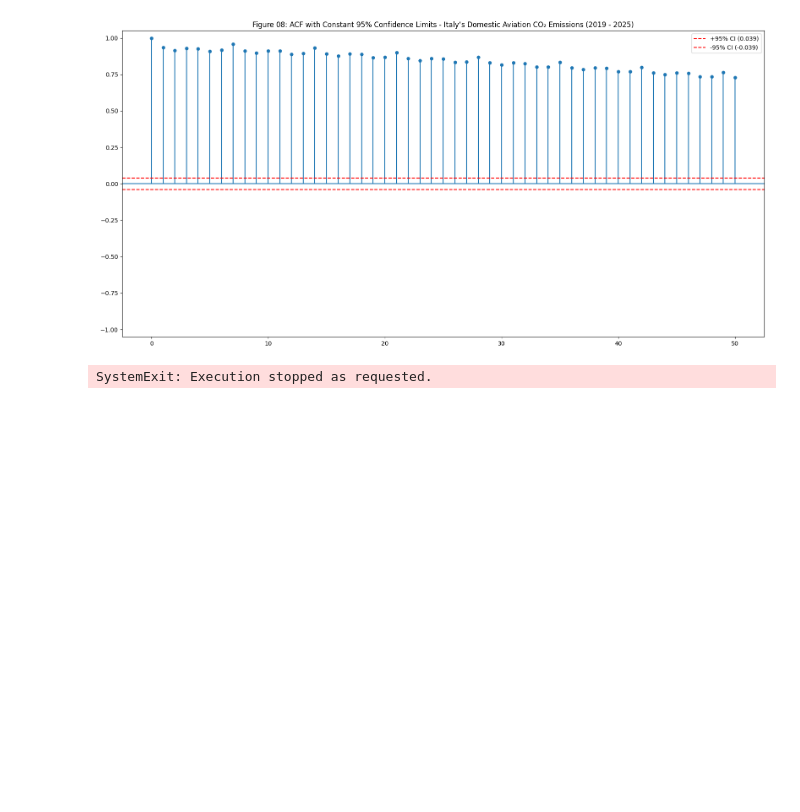
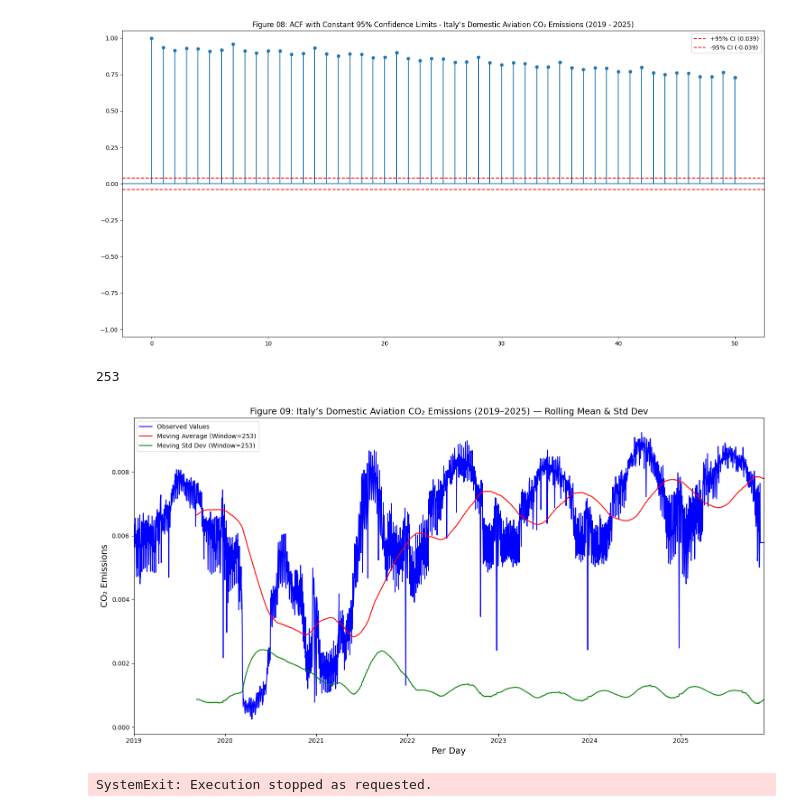
Before and after one commit to thisishasan/data_mining_and_machine_learning, a Jupyter notebook: data_mining_machine_learning.ipynb, the cells around one changed output. Cells and saved outputs as stored; diff of their text form; code cells hidden in the pictures; blank space fills up the shorter version.

```diff
--- a/data_mining_machine_learning.ipynb
+++ b/data_mining_machine_learning.ipynb
@@ -637,3 +692,17 @@ visualize_acf_with_fixed_bounds(
+# %%
+moving_window = round(len(italy_domestic_aviation_df) * 10 / 100)
+display(moving_window)
+# %% [output]
+253
+# %%
+visualize_time_series_with_moving_statistics(
+    data_frame=italy_domestic_aviation_df,
+    target_column="value",
+    moving_window=moving_window,
+    figure_title="Figure 09: Italy’s Domestic Aviation CO₂ Emissions (2019–2025) — Rolling Mean & Std Dev"
+)
+# %% [output]
+[figure, added]
 # %%
 raise SystemExit("Execution stopped as requested.")
 # %% [output]
```
Also changed, not shown: parts of 2 cells of this notebook.
